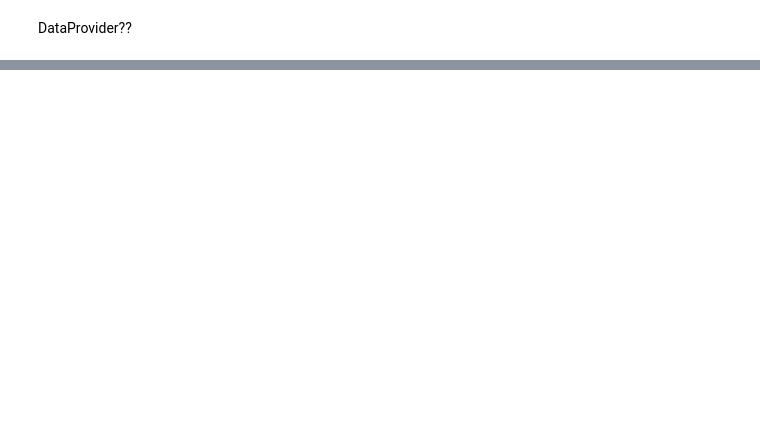
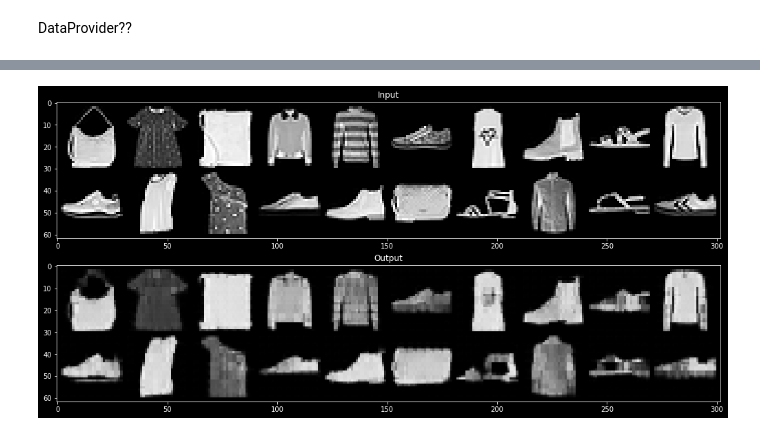
Before and after one commit to kapilsh/ml-projects, a Jupyter notebook: autoencoders/convolutional_autoencoders.ipynb, the cells around one changed output, grey strips where cells are left out. Drawn from its saved outputs; the diff is of its cells as text; code cells hidden in the pictures; blank space fills up the shorter version.

Commit message:
Added more info for autoencoders

```diff
--- a/autoencoders/convolutional_autoencoders.ipynb
+++ b/autoencoders/convolutional_autoencoders.ipynb
@@ -53,0 +29,4 @@ tensor([[[[-0.3232, -0.3232, -0.3232,  ..., -0.3232, -0.3232, -0.3232],
+# %%
+model_path = "/home/ksharma/tmp/fmnist_autoencoder.pt"
+auto_encoder = AutoEncoder()
+auto_encoder.load_state_dict(torch.load(model_path))
@@ -53,0 +50,16 @@ tensor([[[[-0.3232, -0.3232, -0.3232,  ..., -0.3232, -0.3232, -0.3232],
+# %%
+data_iter = iter(data_provider.test)
+# %%
+
+test_image, target = data_iter.next()
+output_image = auto_encoder(test_image)
+grid_input, grid_output = torchvision.utils.make_grid(test_image, nrow=10).permute(1, 2, 0), torchvision.utils.make_grid(output_image, nrow=10).permute(1, 2, 0)
+fig, ax = plt.subplots(figsize=(20, 8), nrows=2)
+ax[0].imshow(grid_input)
+ax[1].imshow(grid_output)
+ax[0].set_title("Input")
+ax[1].set_title("Output")
+plt.savefig("conv-autoencoder-4.png")
+plt.show()
+# %% [output]
+[figure, added]
```
Also changed, not shown: parts of 9 cells of this notebook, 1 other file.
